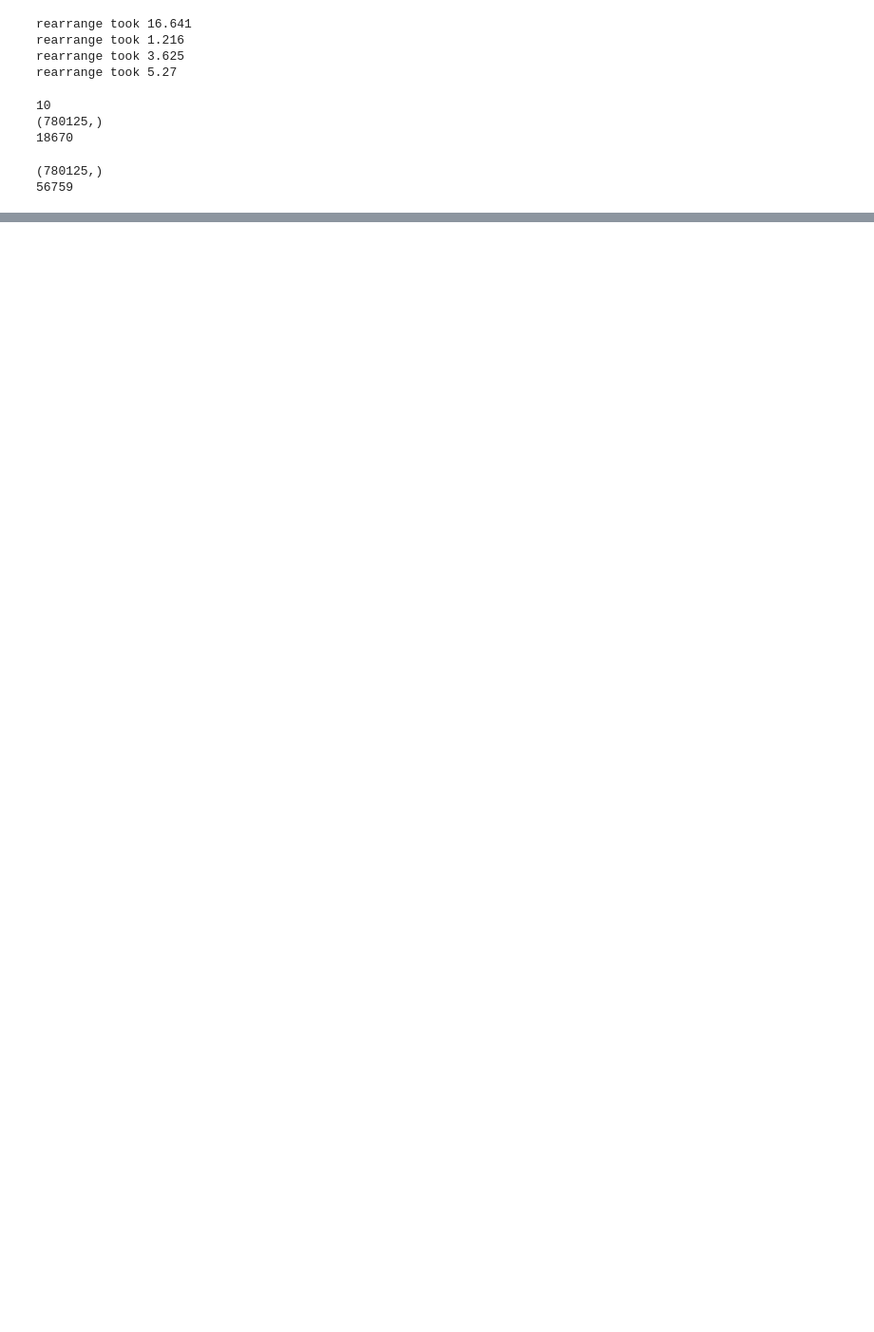
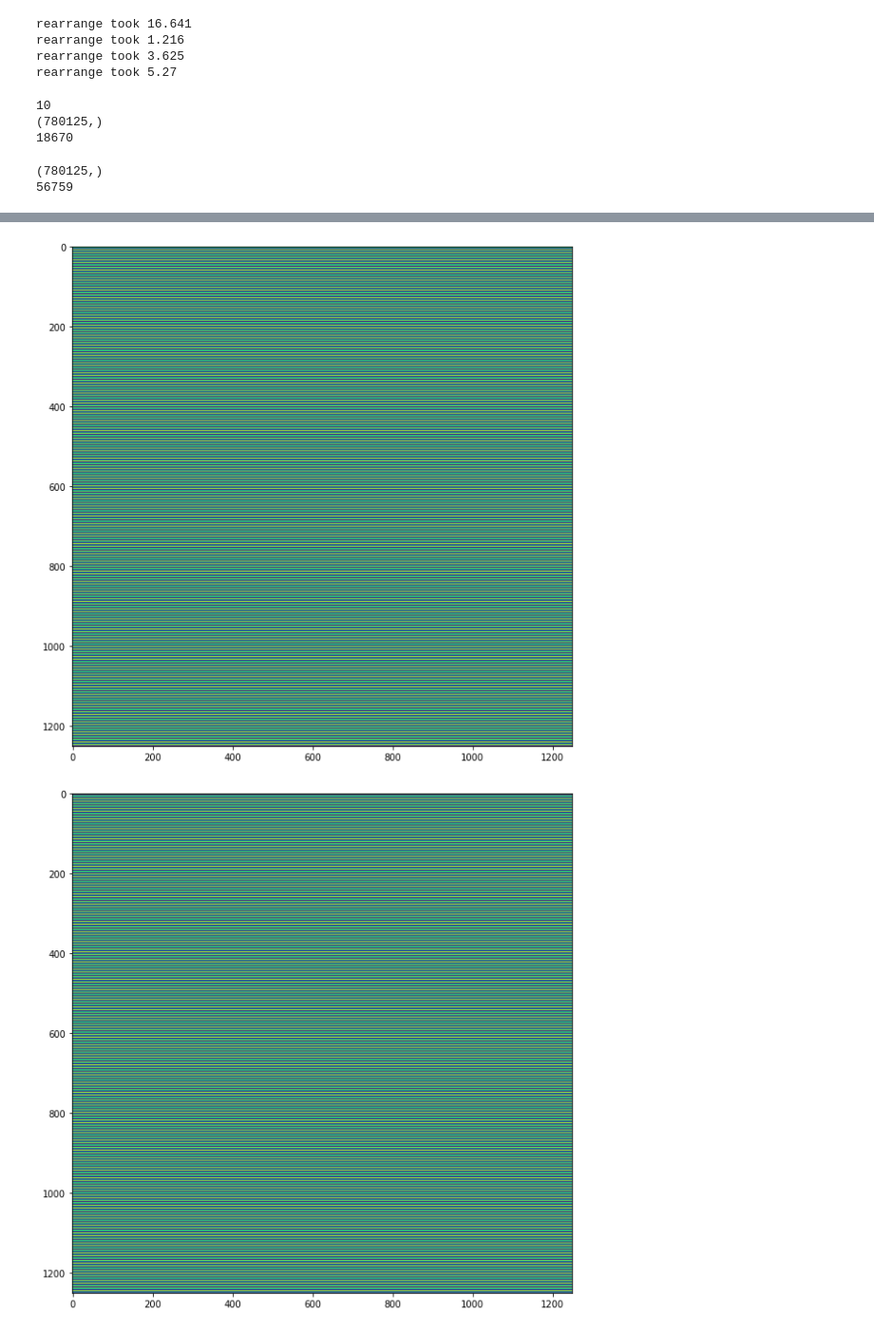
Before and after one commit to image-infomatics/neutorch, a Jupyter notebook: neutorch/notebooks/affinity_2_seg.ipynb, the cells around one changed output, grey strips where cells are left out. Shown: that part at 95% size. Saved outputs shown, nothing was run; the diff lists cells and outputs as text; code cells hidden in the pictures; blank space fills up the shorter version.

```diff
--- a/neutorch/notebooks/affinity_2_seg.ipynb
+++ b/neutorch/notebooks/affinity_2_seg.ipynb
@@ -271,0 +291,16 @@ plt.show()
+# %%
+fig = plt.figure()
+fig.set_size_inches(10, 10)
+plt.imshow(encoded[0,:,:,0,0])
+plt.show()
+fig = plt.figure()
+fig.set_size_inches(10, 10)
+plt.imshow(encoded[0,:,:,0,1])
+plt.show()
+fig = plt.figure()
+fig.set_size_inches(10, 10)
+plt.imshow(encoded[0,:,:,0,2])
+plt.show()
+# %% [output]
+[figure, added]
+[figure, added]
```
Also changed, not shown: parts of 10 cells of this notebook, 8 other files.
